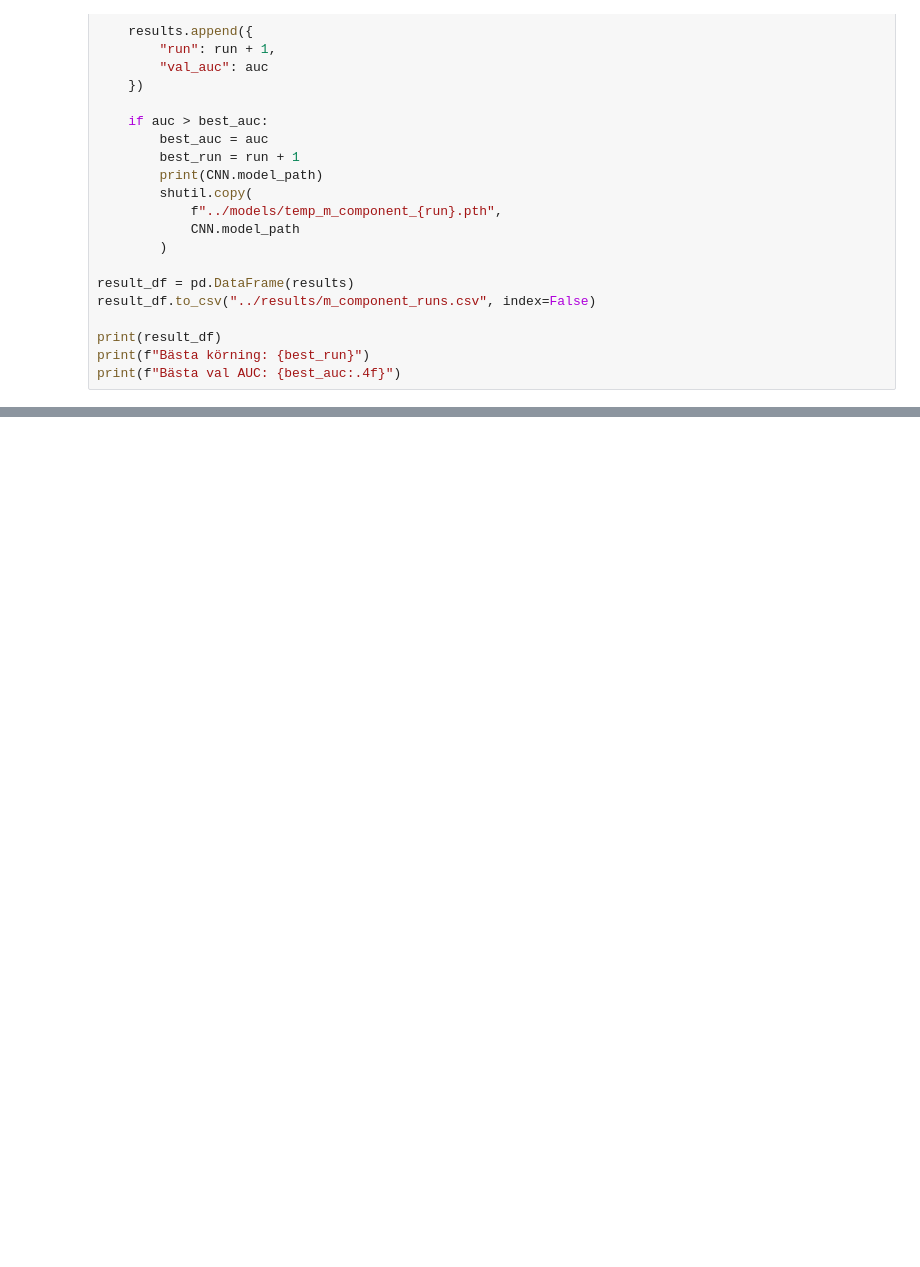
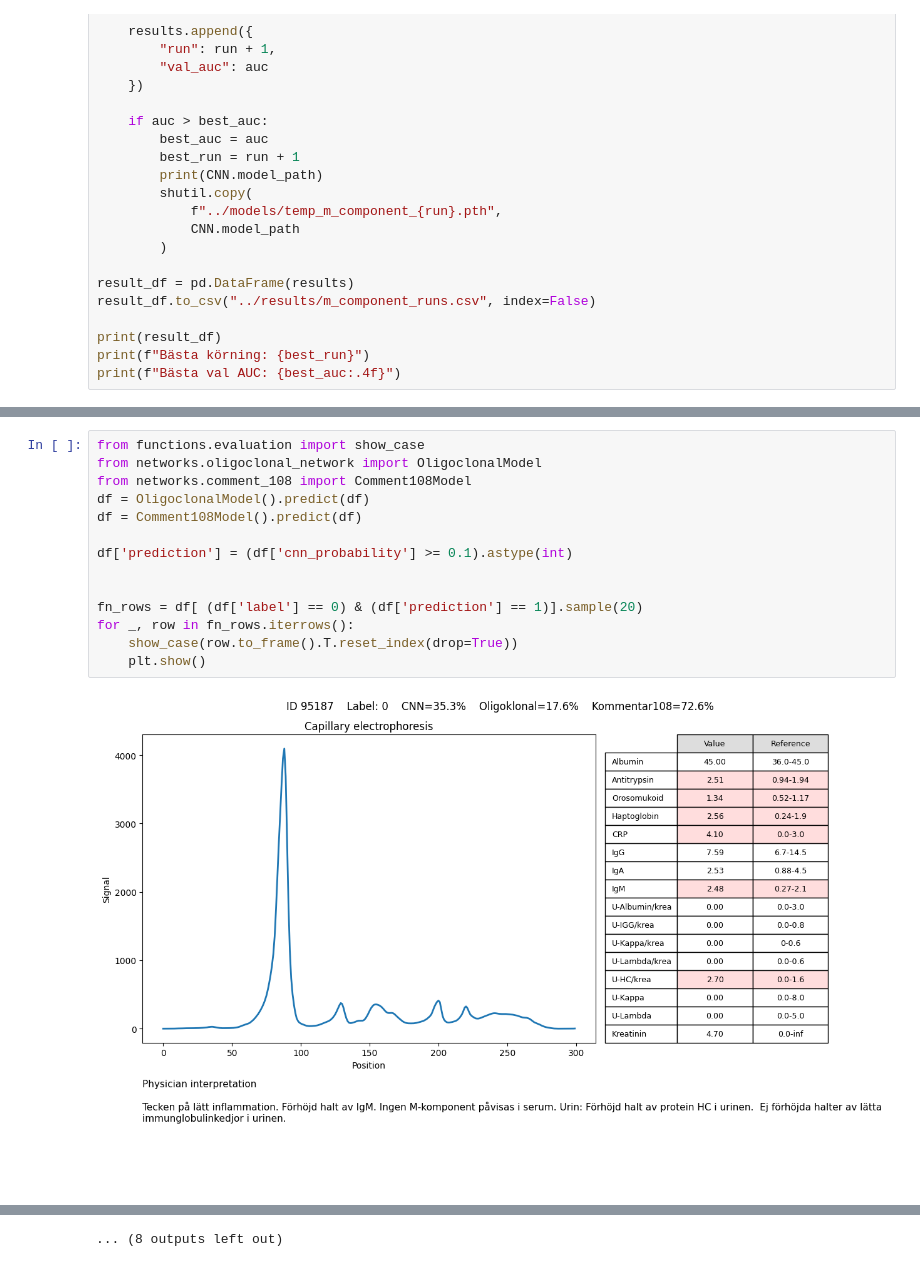
Before and after one commit to andreasjak/MSc26_Assar, a Jupyter notebook: finding_models/final_m_component_model.ipynb, the cells around one changed output, grey strips where cells are left out. Cells and saved outputs as stored; diff of their text form; blank space fills up the shorter version.

```diff
--- a/finding_models/final_m_component_model.ipynb
+++ b/finding_models/final_m_component_model.ipynb
@@ -111,0 +275,16 @@ AUC: 0.9812
+# %%
+from functions.evaluation import show_case
+from networks.oligoclonal_network import OligoclonalModel
+from networks.comment_108 import Comment108Model
+df = OligoclonalModel().predict(df)
+df = Comment108Model().predict(df)
+
+df['prediction'] = (df['cnn_probability'] >= 0.1).astype(int)
+
+
+fn_rows = df[ (df['label'] == 0) & (df['prediction'] == 1)].sample(20)
+for _, row in fn_rows.iterrows():
+    show_case(row.to_frame().T.reset_index(drop=True))
+    plt.show()
+# %% [output]
+[figure, added]
@@ -111,0 +302 @@ AUC: 0.9812
+... (8 outputs left out)
```
Also changed, not shown: parts of 4 cells of this notebook, 9 other files.
